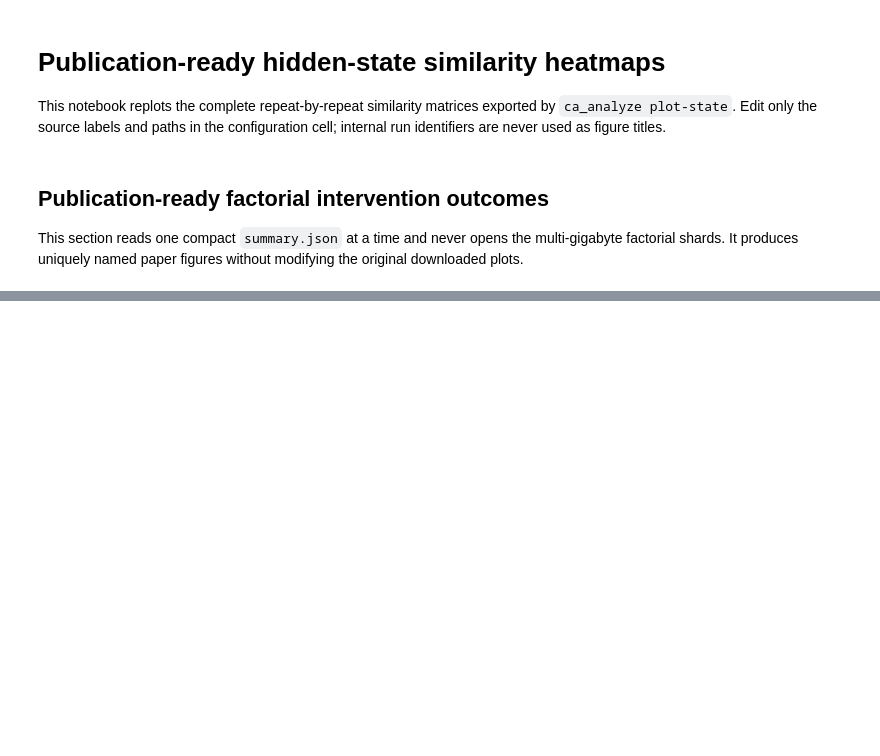
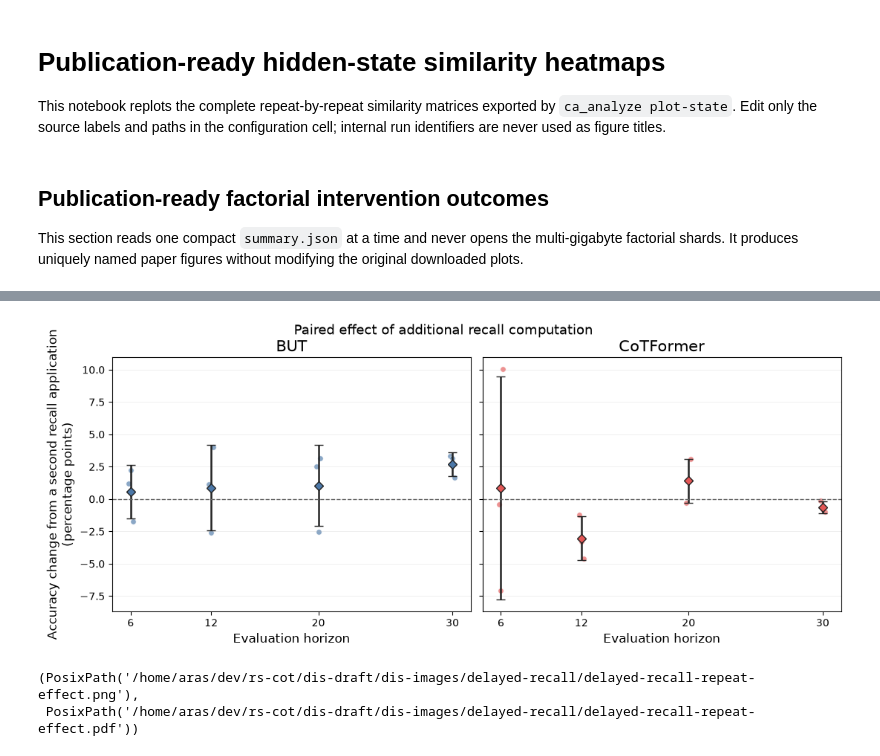
Before and after one commit to arskvnc22/cotf-private, a Jupyter notebook: cellular_automaton/plot_hidden_state_similarity.ipynb, the cells around one changed output, grey strips where cells are left out. Drawn from its saved outputs; the diff is of its cells as text; code cells hidden in the pictures; blank space fills up the shorter version.

```diff
--- a/cellular_automaton/plot_hidden_state_similarity.ipynb
+++ b/cellular_automaton/plot_hidden_state_similarity.ipynb
@@ -358,0 +587,47 @@ pd.DataFrame(factorial_plot_summaries)
+# %%
+repeat_rows = []
+comparison_stems = {"dca_but": "but", "dca_cotf_cache": "cotformer"}
+for model, stem in comparison_stems.items():
+    for horizon in DELAYED_HORIZONS:
+        path = DELAYED_REPORT_ROOT / f"{stem}_recall1_vs_2_h{horizon}" / "recall_repeat_paired_values.csv"
+        data = pd.read_csv(path)
+        selected = data[
+            data["scope"].eq("overall_nontrivial")
+            & data["metric"].eq("cell_accuracy")
+        ].copy()
+        if len(selected) != 3:
+            raise ValueError(f"Expected three paired model seeds: {path}")
+        for row in selected.itertuples(index=False):
+            repeat_rows.append({
+                "Model": model,
+                "Horizon": horizon,
+                "Model seed": row.model_seed,
+                "Accuracy change": 100 * row.delta_two_minus_one,
+            })
+repeat_effects = pd.DataFrame(repeat_rows)
+
+fig, axes = plt.subplots(1, 2, figsize=(10.8, 4.2), sharey=True, constrained_layout=True)
+seed_offsets = np.linspace(-0.16, 0.16, 3)
+for axis, model in zip(axes, MODEL_ORDER):
+    panel = repeat_effects[repeat_effects["Model"].eq(model)]
+    for horizon in DELAYED_HORIZONS:
+        values = panel[panel["Horizon"].eq(horizon)].sort_values("Model seed")["Accuracy change"].to_numpy()
+        axis.scatter(horizon + seed_offsets, values, s=28, alpha=0.65, color=MODEL_COLORS[model], edgecolor="white", linewidth=0.5)
+        axis.errorbar(
+            horizon, values.mean(), yerr=values.std(ddof=1),
+            fmt="D", markersize=6, capsize=4, linewidth=1.8,
+            color="#222222", markerfacecolor=MODEL_COLORS[model],
+        )
+    axis.axhline(0, color="#666666", linestyle="--", linewidth=1)
+    axis.set(title=MODEL_LABELS[model], xlabel="Evaluation horizon", xticks=DELAYED_HORIZONS)
+    axis.grid(axis="y", alpha=0.2, linewidth=0.7)
+axes[0].set_ylabel("Accuracy change from a second recall application\n(percentage points)")
+fig.suptitle("Paired effect of additional recall computation", y=1.04)
+repeat_effect_paths = save_delayed_figure(fig, "delayed-recall-repeat-effect")
+plt.show()
+plt.close(fig)
+repeat_effect_paths
+# %% [output]
+[figure, added]
+(PosixPath('/home/aras/dev/rs-cot/dis-draft/dis-images/delayed-recall/delayed-recall-repeat-effect.png'),
+ PosixPath('/home/aras/dev/rs-cot/dis-draft/dis-images/delayed-recall/delayed-recall-repeat-effect.pdf'))
```
Also changed, not shown: parts of 6 cells of this notebook, 25 other files.
